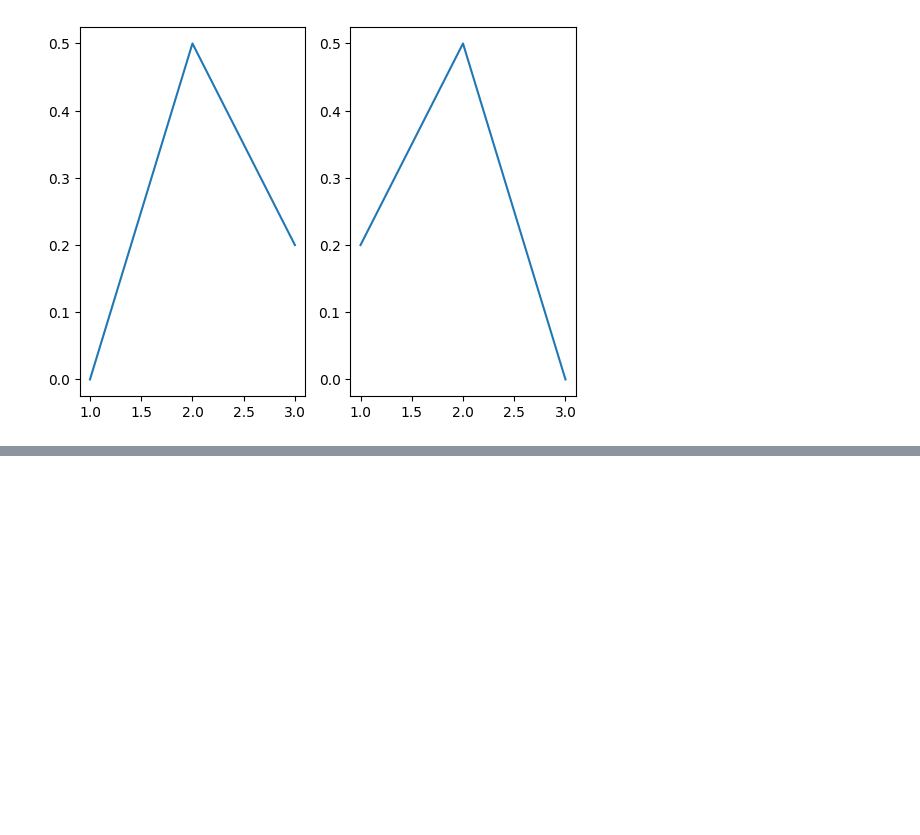
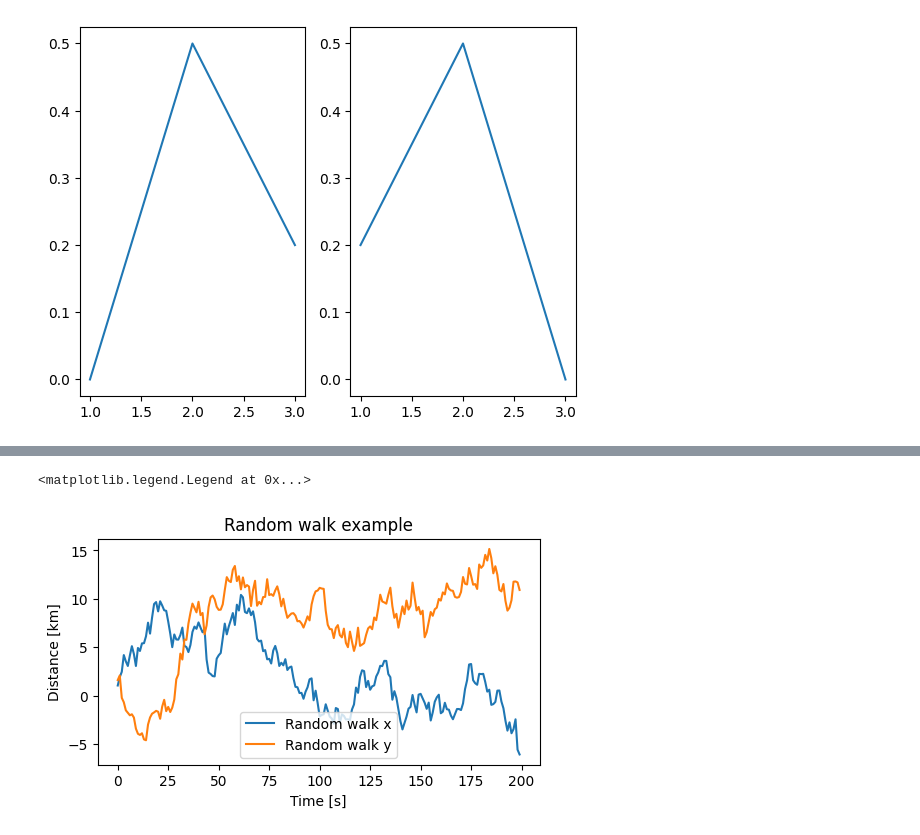
Before and after one commit to adhaka2901/AIML-Algorithms-Training, a Jupyter notebook: plottingAndVisualization/matplotlib-3.ipynb, the cells around one changed output, grey strips where cells are left out. Drawn from its saved outputs; the diff is of its cells as text; code cells hidden in the pictures; blank space fills up the shorter version.

```diff
--- a/plottingAndVisualization/matplotlib-3.ipynb
+++ b/plottingAndVisualization/matplotlib-3.ipynb
@@ -93,0 +113,16 @@ axs[1].plot([3, 2, 1], [0, 0.5, 0.2])
+# %%
+fig, ax = plt.subplots(figsize=(5, 3), layout='constrained')
+np.random.seed(19680801)
+t = np.arange(200)
+x = np.cumsum(np.random.randn(200))
+y = np.cumsum(np.random.randn(200))
+linesx = ax.plot(t, x, label='Random walk x')
+linesy = ax.plot(t, y, label='Random walk y')
+
+ax.set_xlabel('Time [s]')
+ax.set_ylabel('Distance [km]')
+ax.set_title('Random walk example')
+ax.legend()
+# %% [output]
+<matplotlib.legend.Legend at 0x...>
+[figure, added]
```
Also changed, not shown: parts of 19 cells of this notebook.
